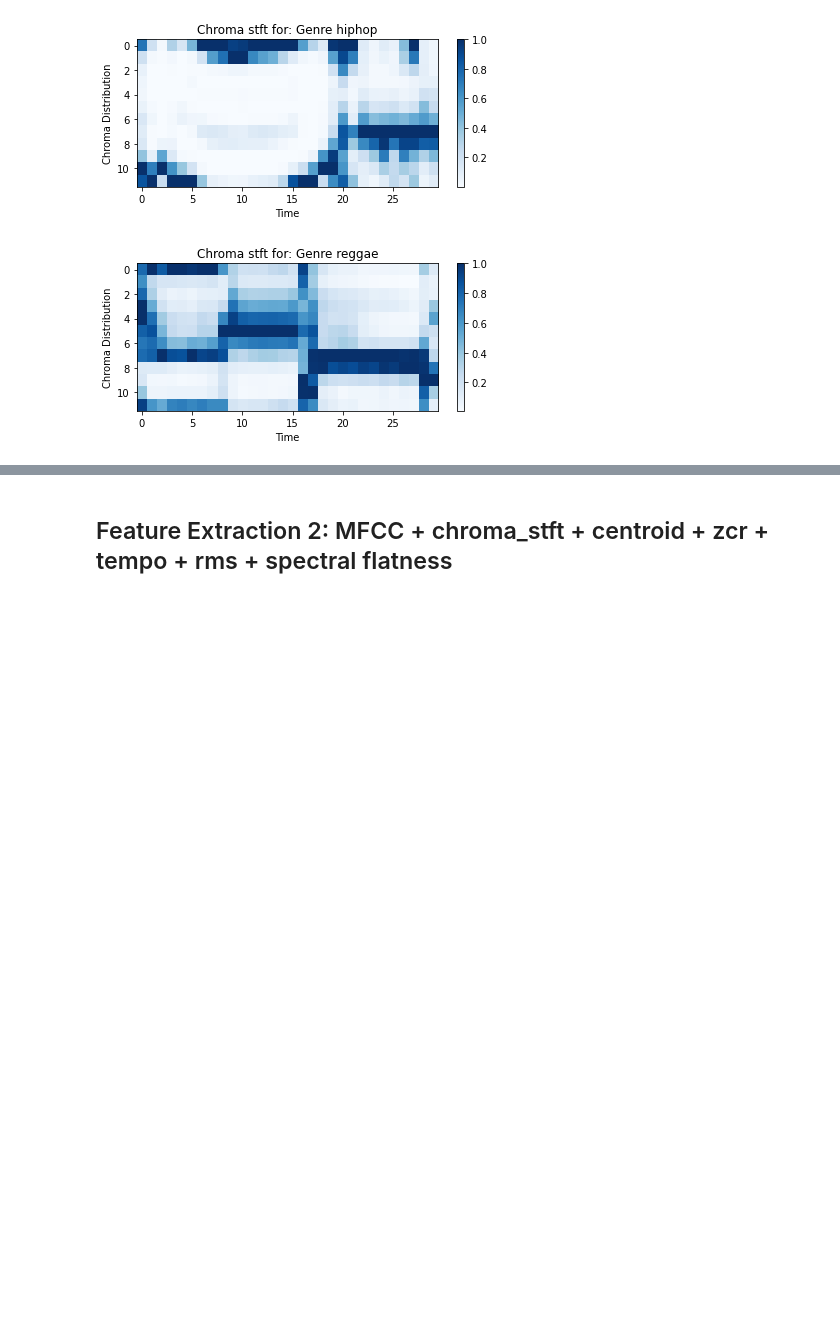
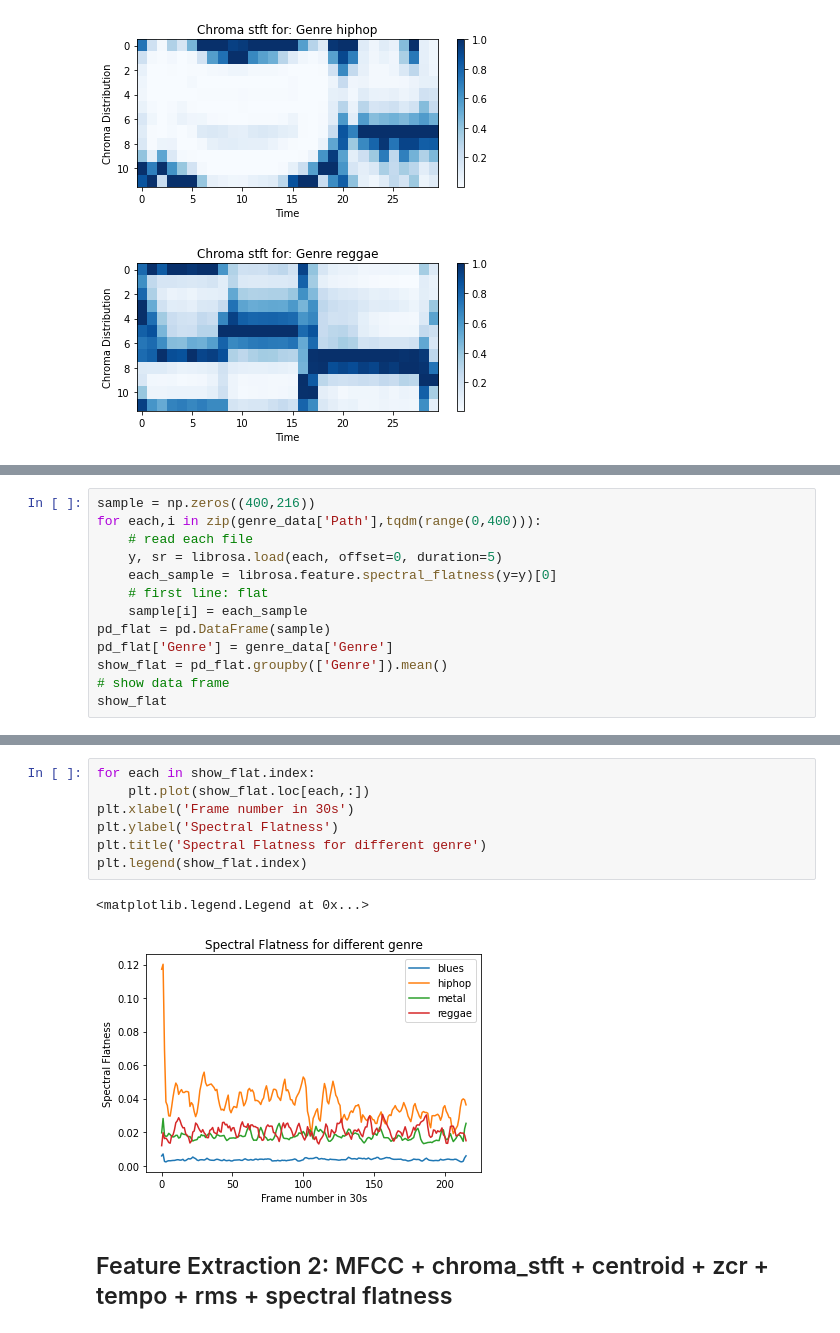
Before and after one commit to yilin10/MusicalGenreClassification, a Jupyter notebook: Assignment1.ipynb, the cells around one changed output, grey strips where cells are left out. Saved outputs shown, nothing was run; the diff lists cells and outputs as text; blank space fills up the shorter version.

```diff
--- a/Assignment1.ipynb
+++ b/Assignment1.ipynb
@@ -297,0 +302,13 @@ for each in genre_analysis_list:
+# %%
+sample = np.zeros((400,216))
+for each,i in zip(genre_data['Path'],tqdm(range(0,400))):
+    # read each file
+    y, sr = librosa.load(each, offset=0, duration=5)
+    each_sample = librosa.feature.spectral_flatness(y=y)[0]
+    # first line: flat
+    sample[i] = each_sample
+pd_flat = pd.DataFrame(sample)
+pd_flat['Genre'] = genre_data['Genre']
+show_flat = pd_flat.groupby(['Genre']).mean()
+# show data frame
+show_flat
@@ -298,3 +324,13 @@ for each in genre_analysis_list:
+# %%
+for each in show_flat.index:
+    plt.plot(show_flat.loc[each,:])
+plt.xlabel('Frame number in 30s')
+plt.ylabel('Spectral Flatness')
+plt.title('Spectral Flatness for different genre')
+plt.legend(show_flat.index)
+# %% [output]
+<matplotlib.legend.Legend at 0x...>
+[figure, added]
 # %% [markdown]
 ## Feature Extraction 2: MFCC + chroma_stft + centroid + zcr + tempo + rms + spectral flatness
 # %% [markdown]
```
Also changed, not shown: parts of 7 cells of this notebook.
